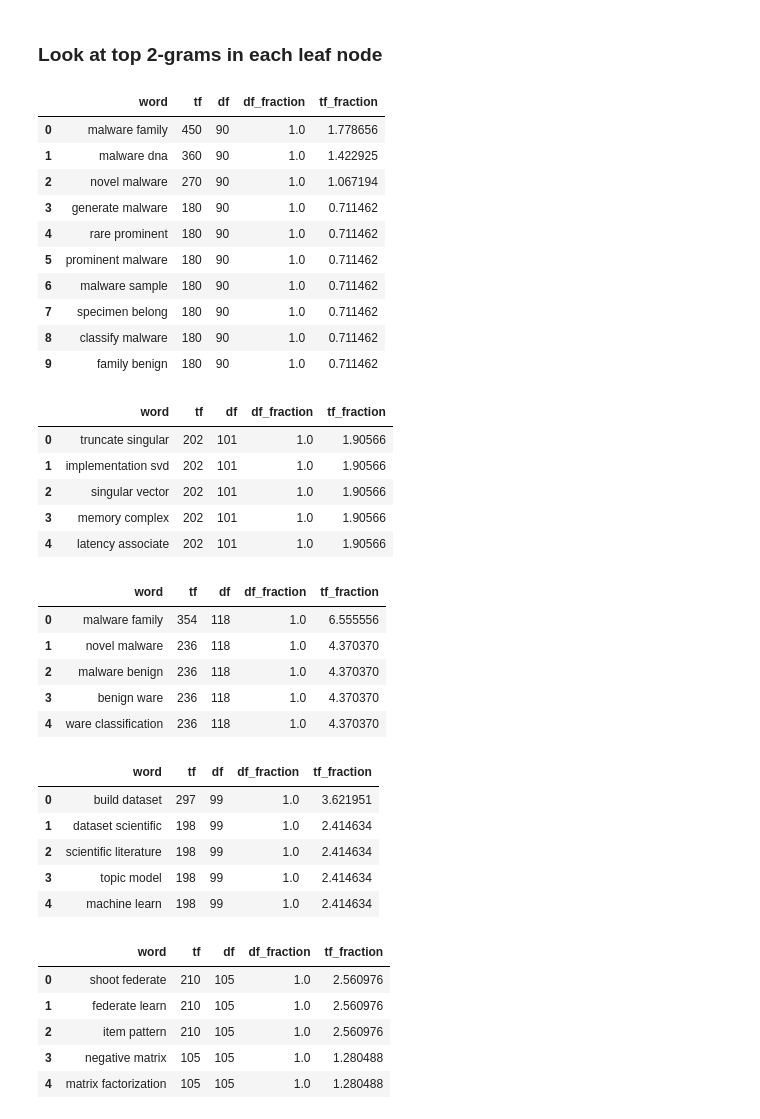
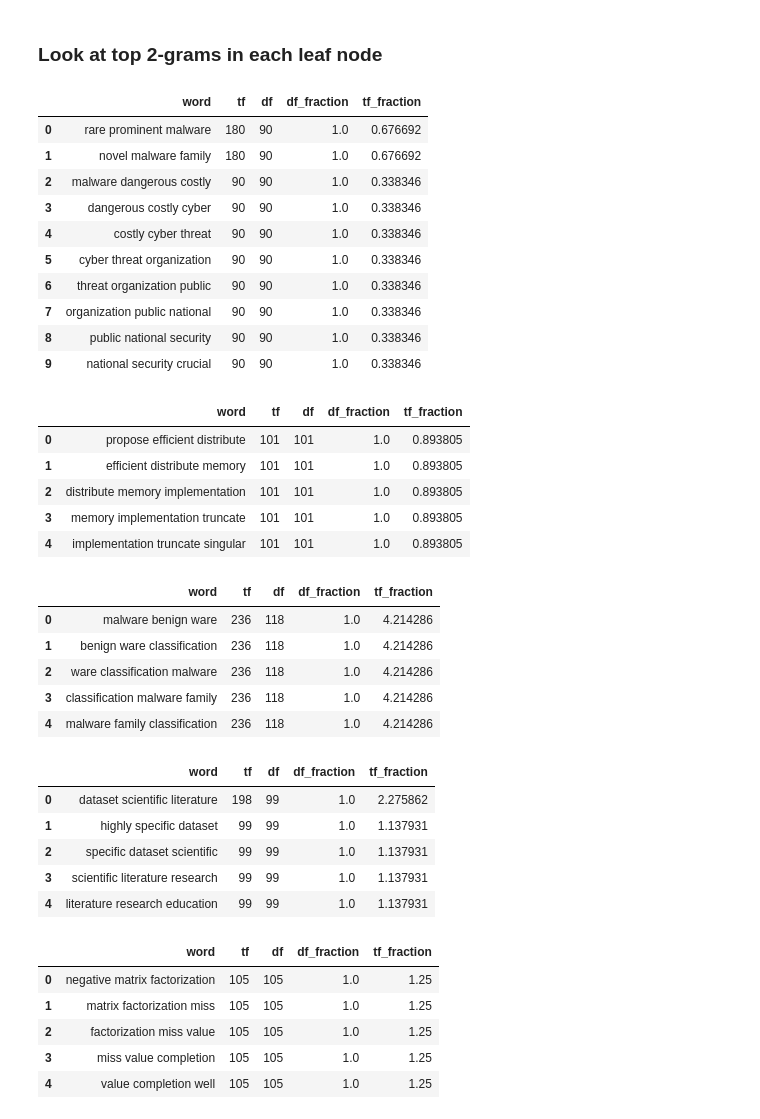
Before and after one commit to lanl/T-ELF, a Jupyter notebook: examples/HNMFk/01-Semantic-HNMFk.ipynb, the cells around one changed output. Cells and saved outputs as stored; diff of their text form; code cells hidden in the pictures.

```diff
--- a/examples/HNMFk/01-Semantic-HNMFk.ipynb
+++ b/examples/HNMFk/01-Semantic-HNMFk.ipynb
@@ -314,6 +314,7 @@ for node in all_nodes:
         current_documents = df.iloc[node["original_indices"]]
         top_1grams = get_top_words(current_documents["clean_abstract"].to_dict(), top_n=50, n_gram=1, verbose=False, filename=None)
         top_2grams = get_top_words(current_documents["clean_abstract"].to_dict(), top_n=50, n_gram=2, verbose=False, filename=None)
+        top_3grams = get_top_words(current_documents["clean_abstract"].to_dict(), top_n=50, n_gram=3, verbose=False, filename=None)
 
         leaf_nodes.append({
             "node_name":node["node_name"],
@@ -328,6 +329,7 @@ for node in all_nodes:
             "documents":current_documents,
             "top_1grams":top_1grams,
             "top_2grams":top_2grams,
+            "top_3grams":top_3grams,
         })
 
 len(leaf_nodes)
@@ -336,53 +338,53 @@ len(leaf_nodes)
 # %% [markdown]
 ### Look at top 2-grams in each leaf node
 # %%
-leaf_nodes[0]["top_2grams"].head(10)
+leaf_nodes[0]["top_3grams"].head(10)
 # %% [output]
 |  | word | tf | df | df_fraction | tf_fraction |
-| 0 | malware family | 450 | 90 | 1.0 | 1.778656 |
-| 1 | malware dna | 360 | 90 | 1.0 | 1.422925 |
-| 2 | novel malware | 270 | 90 | 1.0 | 1.067194 |
-| 3 | generate malware | 180 | 90 | 1.0 | 0.711462 |
-| 4 | rare prominent | 180 | 90 | 1.0 | 0.711462 |
-| 5 | prominent malware | 180 | 90 | 1.0 | 0.711462 |
-| 6 | malware sample | 180 | 90 | 1.0 | 0.711462 |
-| 7 | specimen belong | 180 | 90 | 1.0 | 0.711462 |
-| 8 | classify malware | 180 | 90 | 1.0 | 0.711462 |
-| 9 | family benign | 180 | 90 | 1.0 | 0.711462 |
+| 0 | rare prominent malware | 180 | 90 | 1.0 | 0.676692 |
+| 1 | novel malware family | 180 | 90 | 1.0 | 0.676692 |
+| 2 | malware dangerous costly | 90 | 90 | 1.0 | 0.338346 |
+| 3 | dangerous costly cyber | 90 | 90 | 1.0 | 0.338346 |
+| 4 | costly cyber threat | 90 | 90 | 1.0 | 0.338346 |
+| 5 | cyber threat organization | 90 | 90 | 1.0 | 0.338346 |
+| 6 | threat organization public | 90 | 90 | 1.0 | 0.338346 |
+| 7 | organization public national | 90 | 90 | 1.0 | 0.338346 |
+| 8 | public national security | 90 | 90 | 1.0 | 0.338346 |
+| 9 | national security crucial | 90 | 90 | 1.0 | 0.338346 |
 # %%
-leaf_nodes[1]["top_2grams"].head(5)
+leaf_nodes[1]["top_3grams"].head(5)
 # %% [output]
 |  | word | tf | df | df_fraction | tf_fraction |
-| 0 | truncate singular | 202 | 101 | 1.0 | 1.90566 |
-| 1 | implementation svd | 202 | 101 | 1.0 | 1.90566 |
-| 2 | singular vector | 202 | 101 | 1.0 | 1.90566 |
-| 3 | memory complex | 202 | 101 | 1.0 | 1.90566 |
-| 4 | latency associate | 202 | 101 | 1.0 | 1.90566 |
+| 0 | propose efficient distribute | 101 | 101 | 1.0 | 0.893805 |
+| 1 | efficient distribute memory | 101 | 101 | 1.0 | 0.893805 |
+| 2 | distribute memory implementation | 101 | 101 | 1.0 | 0.893805 |
+| 3 | memory implementation truncate | 101 | 101 | 1.0 | 0.893805 |
+| 4 | implementation truncate singular | 101 | 101 | 1.0 | 0.893805 |
 # %%
-leaf_nodes[2]["top_2grams"].head(5)
+leaf_nodes[2]["top_3grams"].head(5)
 # %% [output]
 |  | word | tf | df | df_fraction | tf_fraction |
-| 0 | malware family | 354 | 118 | 1.0 | 6.555556 |
-| 1 | novel malware | 236 | 118 | 1.0 | 4.370370 |
-| 2 | malware benign | 236 | 118 | 1.0 | 4.370370 |
-| 3 | benign ware | 236 | 118 | 1.0 | 4.370370 |
-| 4 | ware classification | 236 | 118 | 1.0 | 4.370370 |
+| 0 | malware benign ware | 236 | 118 | 1.0 | 4.214286 |
+| 1 | benign ware classification | 236 | 118 | 1.0 | 4.214286 |
+| 2 | ware classification malware | 236 | 118 | 1.0 | 4.214286 |
+| 3 | classification malware family | 236 | 118 | 1.0 | 4.214286 |
+| 4 | malware family classification | 236 | 118 | 1.0 | 4.214286 |
 # %%
-leaf_nodes[3]["top_2grams"].head(5)
+leaf_nodes[3]["top_3grams"].head(5)
 # %% [output]
 |  | word | tf | df | df_fraction | tf_fraction |
-| 0 | build dataset | 297 | 99 | 1.0 | 3.621951 |
-| 1 | dataset scientific | 198 | 99 | 1.0 | 2.414634 |
-| 2 | scientific literature | 198 | 99 | 1.0 | 2.414634 |
-| 3 | topic model | 198 | 99 | 1.0 | 2.414634 |
-| 4 | machine learn | 198 | 99 | 1.0 | 2.414634 |
+| 0 | dataset scientific literature | 198 | 99 | 1.0 | 2.275862 |
+| 1 | highly specific dataset | 99 | 99 | 1.0 | 1.137931 |
+| 2 | specific dataset scientific | 99 | 99 | 1.0 | 1.137931 |
+| 3 | scientific literature research | 99 | 99 | 1.0 | 1.137931 |
+| 4 | literature research education | 99 | 99 | 1.0 | 1.137931 |
 # %%
-leaf_nodes[4]["top_2grams"].head(5)
+leaf_nodes[4]["top_3grams"].head(5)
 # %% [output]
 |  | word | tf | df | df_fraction | tf_fraction |
-| 0 | shoot federate | 210 | 105 | 1.0 | 2.560976 |
-| 1 | federate learn | 210 | 105 | 1.0 | 2.560976 |
-| 2 | item pattern | 210 | 105 | 1.0 | 2.560976 |
-| 3 | negative matrix | 105 | 105 | 1.0 | 1.280488 |
-| 4 | matrix factorization | 105 | 105 | 1.0 | 1.280488 |
+| 0 | negative matrix factorization | 105 | 105 | 1.0 | 1.25 |
+| 1 | matrix factorization miss | 105 | 105 | 1.0 | 1.25 |
+| 2 | factorization miss value | 105 | 105 | 1.0 | 1.25 |
+| 3 | miss value completion | 105 | 105 | 1.0 | 1.25 |
+| 4 | value completion well | 105 | 105 | 1.0 | 1.25 |
 # %%
```
Also changed, not shown: parts of 12 cells of this notebook.
